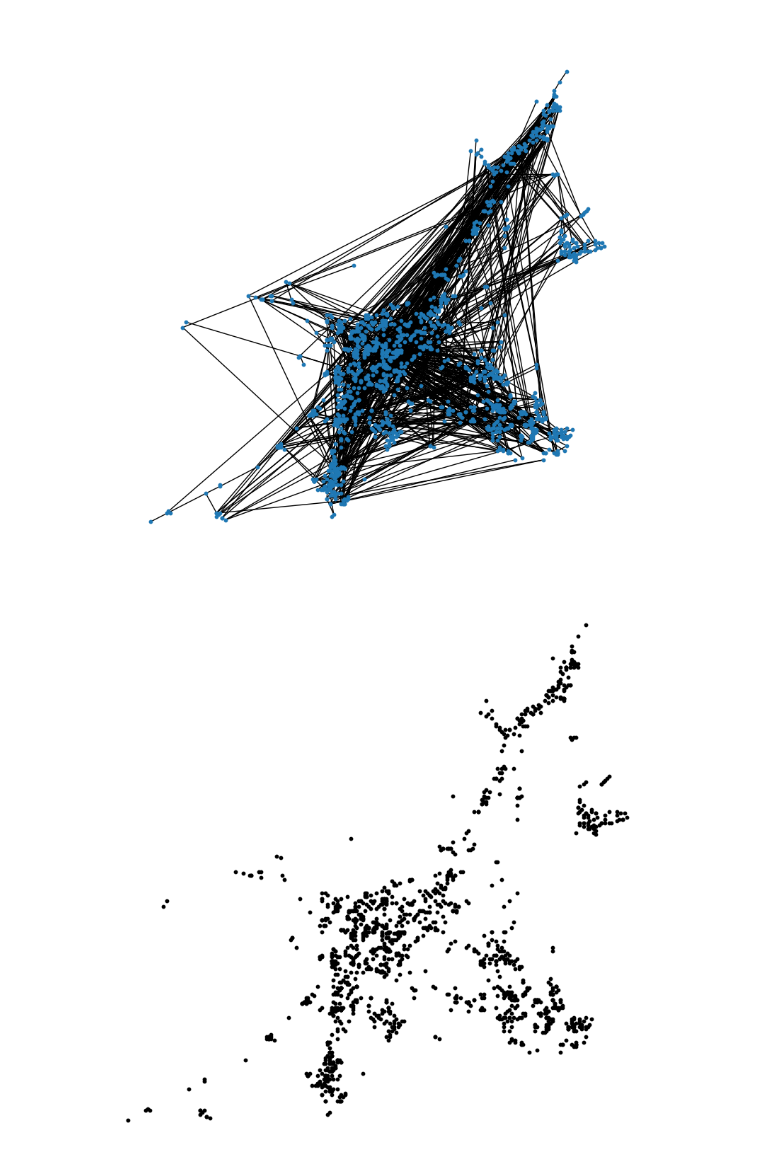
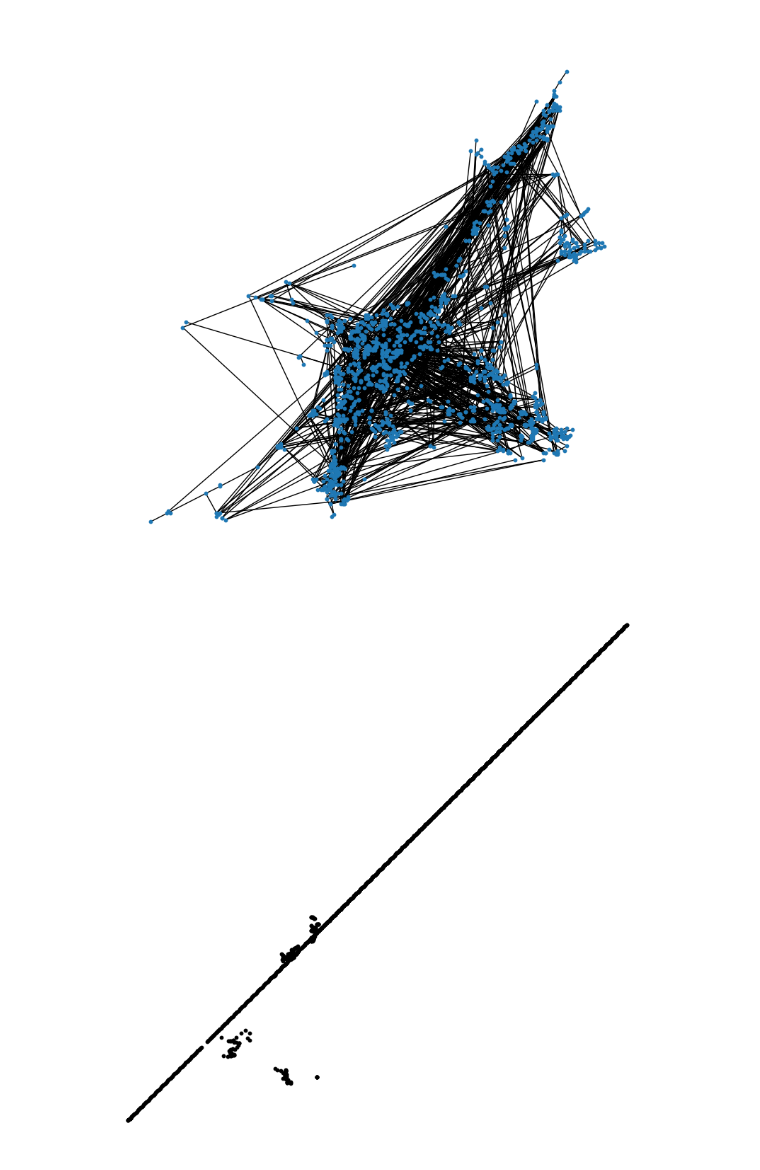
Before and after one commit to naveen-malla/Synthetic_City_Generator, a Jupyter notebook: get_trier_map.ipynb, the cells around one changed output. Cells and saved outputs as stored; diff of their text form; code cells hidden in the pictures.

Commit message:
plot trier with complete synthetic coordinates with first 10 coordiantes as input

```diff
--- a/get_trier_map.ipynb
+++ b/get_trier_map.ipynb
@@ -319,23 +319,23 @@ Remaining nodes in graph: 1445
 # %%
 import pandas as pd
 import matplotlib.pyplot as plt
 
 # Load node coordinates (using y_inv and x_inv from the CSV file)
-loaded_nodes = pd.read_csv("transformed_coordinates.csv", index_col=0)
+loaded_nodes = pd.read_csv("transformed_coordinates_synthetic.csv", index_col=0)
 
 # Extract x and y coordinates
 x_coords = loaded_nodes['x_inv']
 y_coords = loaded_nodes['y_inv']
 
 # Set up plot with white background (default)
 fig, ax = plt.subplots(figsize=(10, 10))
 
 # Scatter plot of coordinates (use a black marker this time)
 ax.scatter(x_coords, y_coords, s=10, c='black', marker='o')  # s=10 is the marker size, c='black' sets the marker color
 
 # Adjust plot aesthetics
 plt.gca().set_facecolor('white')  # Optionally, set background color to white (it's default)
 plt.axis('off')  # Hide axes
 plt.show()  # Display the plot
 # %% [output]
-[figure, old version]
+[figure, new version]
```
